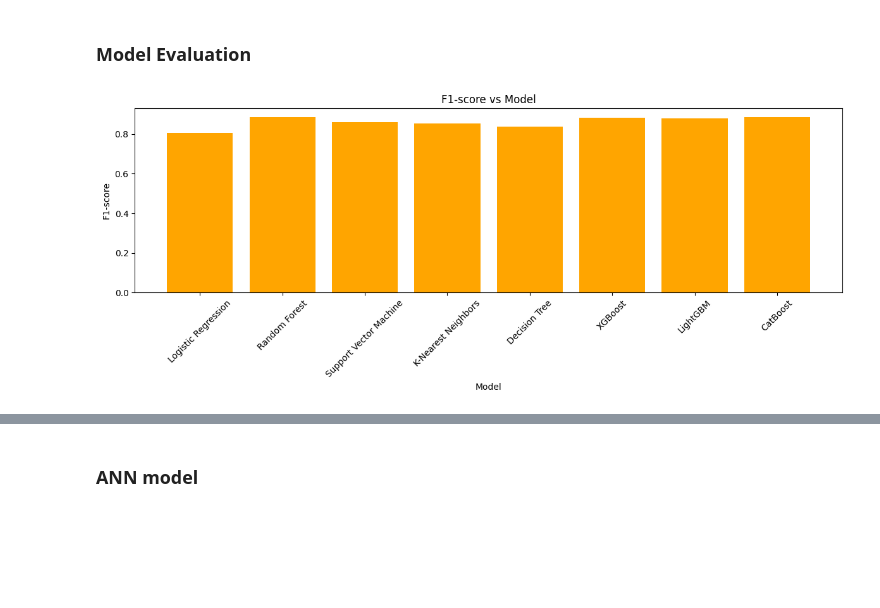
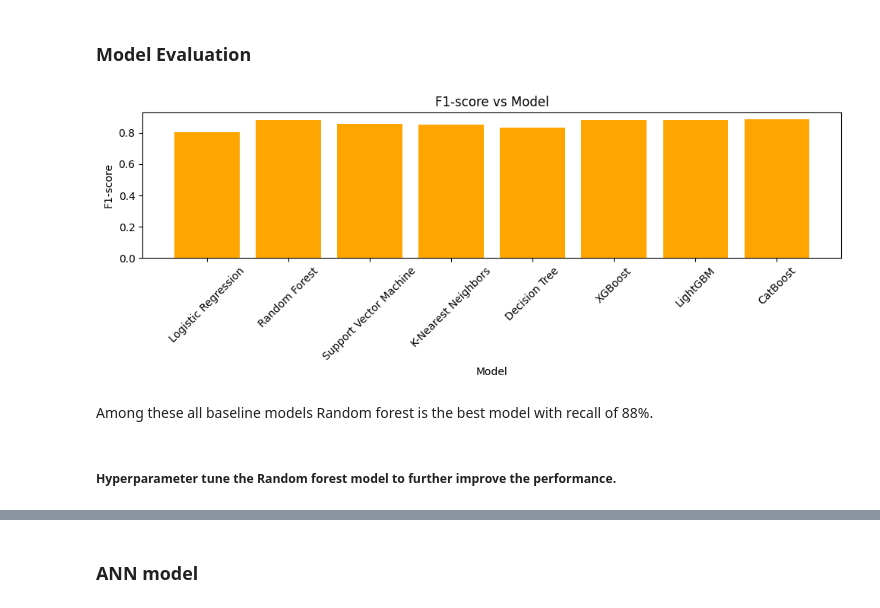
Before and after one commit to bhavesh2205/Bank-Customer-Churn-Prediction, a Jupyter notebook: notebook.ipynb, the cells around one changed output, grey strips where cells are left out. Saved outputs shown, nothing was run; the diff lists cells and outputs as text; code cells hidden in the pictures; blank space fills up the shorter version.

Commit message:
model update

```diff
--- a/notebook.ipynb
+++ b/notebook.ipynb
@@ -422,13 +426,17 @@ Training CatBoost
 ### Model Evaluation
 # %%
 ## plot the best model
-plt.figure(figsize=(12, 5))
+plt.figure(figsize=(10, 4))
 plt.bar(metrics_df['Model'], metrics_df['F1-Score'], color='orange')
 plt.title('F1-score vs Model')
 plt.xlabel('Model')
 plt.ylabel('F1-score')
 plt.xticks(rotation=45)
 plt.tight_layout()
 plt.show()
 # %% [output]
-[figure, old version]
+[figure, new version]
+# %% [markdown]
+Among these all baseline models Random forest is the best model with recall of 88%.
+# %% [markdown]
+##### Hyperparameter tune the Random forest model to further improve the performance.
```
Also changed, not shown: parts of 10 cells of this notebook, 6 other files.
